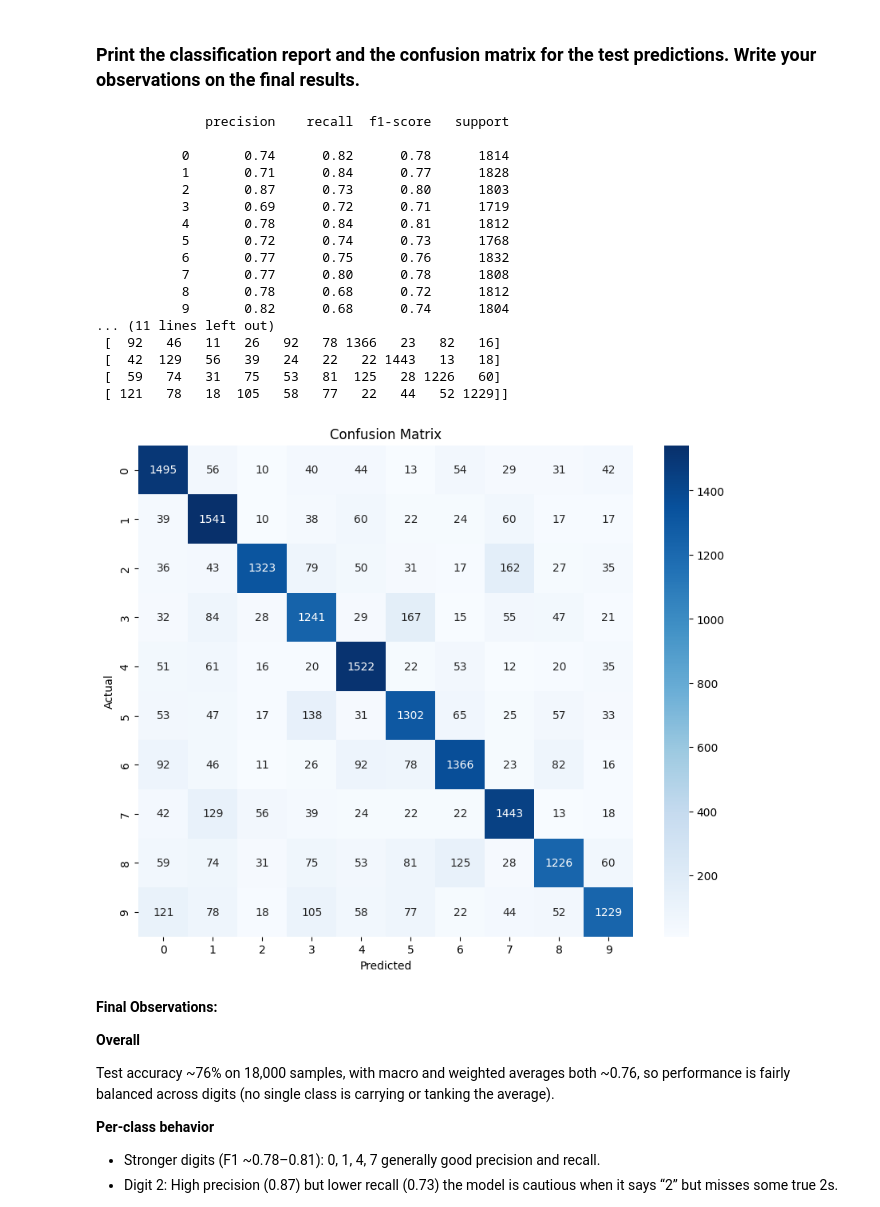
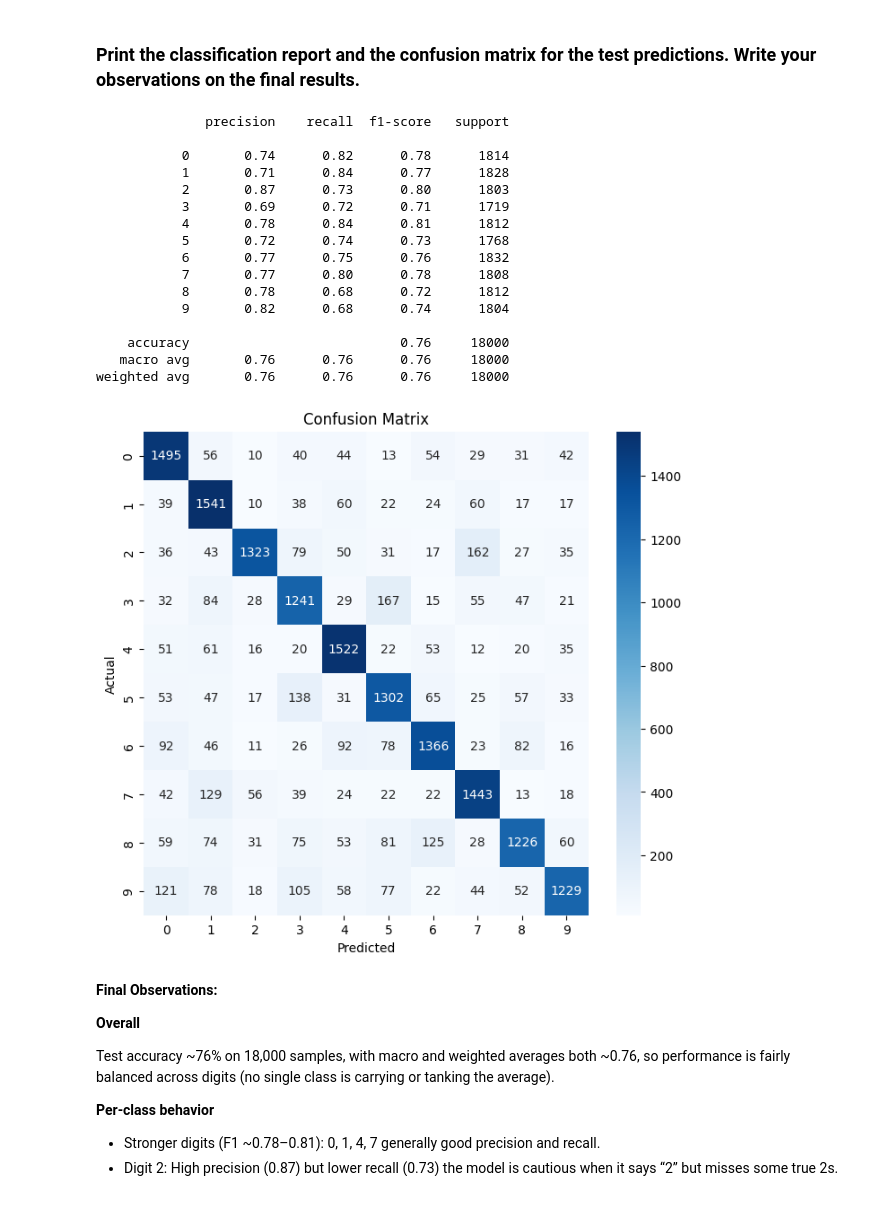
Before and after one commit to lino-5r/MIT-AAIDS, a Jupyter notebook: High_Code_SVHN_Digit_Recognition.ipynb, the cells around one changed output. Saved outputs shown, nothing was run; the diff lists cells and outputs as text; code cells hidden in the pictures.

```diff
--- a/High_Code_SVHN_Digit_Recognition.ipynb
+++ b/High_Code_SVHN_Digit_Recognition.ipynb
@@ -414,22 +454,23 @@ Epoch 30/30
 # %% [markdown]
 ### **Plot the Training and Validation Accuracies and write down your Observations.**
 # %%
-#Cell Mu - Plot the Training and Validation Accuracies for Model ANN v2
+# ANN_2.2 | Plot the Training and Validation Accuracies for Model ANN v2
 
 dict_hist = history_model_2.history
 list_ep = list(range(1, len(dict_hist["accuracy"]) + 1))
 
-plt.figure(figsize = (8, 8))
-
-plt.plot(list_ep, dict_hist['accuracy'], ls = '--', label = 'accuracy')
-
-plt.plot(list_ep, dict_hist['val_accuracy'], ls = '--', label = 'val_accuracy')
-
+fig = plt.figure(figsize=PLOT_STYLE['figsize'])
+fig.patch.set_facecolor(facecolor)
+plt.gca().set_facecolor(edgecolor)
+plt.plot(list_ep, dict_hist['accuracy'],     color=accuracy_color, ls='--', label='accuracy')
+plt.plot(list_ep, dict_hist['val_accuracy'], color=val_accuracy_color, ls='--', label='val_accuracy')
 plt.ylabel('Accuracy')
-
 plt.xlabel('Epochs')
-
 plt.legend()
 
+ann2_accuracy_svg = plot_to_svg_string(fig)
 plt.show()
+
+with open('ann2_accuracy.svg', 'w') as f:
+    f.write(ann2_accuracy_svg)
 # %% [output]
@@ -458,38 +499,45 @@ y_test = np.argmax(y_test, axis = -1)
 # %% [markdown]
 ### **Print the classification report and the confusion matrix for the test predictions. Write your observations on the final results.**
 # %%
-# Cell Xi - Print the classification report and the confusion matrix for the test predictions
+# ANN_2.4 | Print the classification report and the confusion matrix for the test predictions
 class_report = classification_report(y_test, test_pred)
 print(class_report)
+conf_matrix = confusion_matrix(y_test, test_pred)
 
-conf_matrix = confusion_matrix(y_test, test_pred)
-print(conf_matrix)
+fig, ax = plt.subplots(figsize=PLOT_STYLE['figsize'])
+fig.patch.set_facecolor('none')
+ax.set_facecolor('none')
 
-plt.figure(figsize=(10, 8))
-sns.heatmap(conf_matrix, annot=True, fmt='d', cmap='Blues', xticklabels=range(10), yticklabels=range(10))
-plt.xlabel('Predicted')
-plt.ylabel('Actual')
-plt.title('Confusion Matrix')
+sns.heatmap(conf_matrix, annot=True, fmt='d', cmap='Blues',
+            xticklabels=range(10), yticklabels=range(10), ax=ax)
+ax.set_xlabel('Predicted')
+ax.set_ylabel('Actual')
+ax.set_title('Confusion Matrix')
+
+ann2_cm_svg = plot_to_svg_string(fig)
+
+
+with open('ann2_confusion_matrix.svg', 'w') as f:
+    f.write(ann2_cm_svg)
 plt.show()
 # %% [output]
               precision    recall  f1-score   support
 
            0       0.74      0.82      0.78      1814
            1       0.71      0.84      0.77      1828
            2       0.87      0.73      0.80      1803
            3       0.69      0.72      0.71      1719
            4       0.78      0.84      0.81      1812
            5       0.72      0.74      0.73      1768
            6       0.77      0.75      0.76      1832
            7       0.77      0.80      0.78      1808
            8       0.78      0.68      0.72      1812
            9       0.82      0.68      0.74      1804
-... (11 lines left out)
- [  92   46   11   26   92   78 1366   23   82   16]
- [  42  129   56   39   24   22   22 1443   13   18]
- [  59   74   31   75   53   81  125   28 1226   60]
- [ 121   78   18  105   58   77   22   44   52 1229]]
+
+    accuracy                           0.76     18000
+   macro avg       0.76      0.76      0.76     18000
+weighted avg       0.76      0.76      0.76     18000
-[figure, old version]
+[figure, new version]
 # %% [markdown]
 **Final Observations:**
 
```
Also changed, not shown: parts of 30 cells of this notebook, 21 other files.
